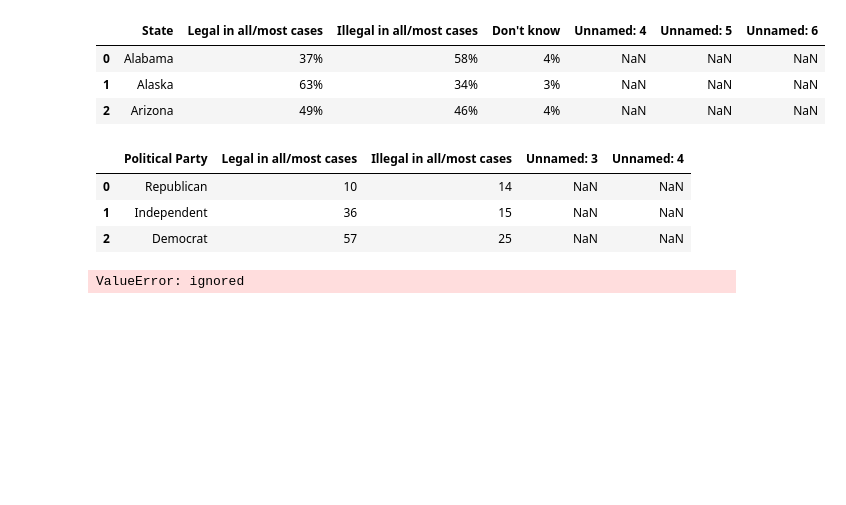
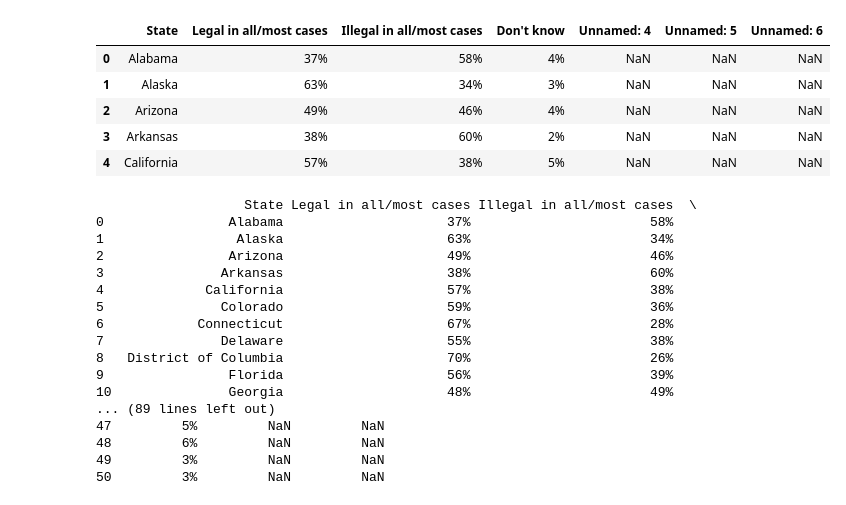
Before and after one commit to Mmarlo5/psychic-doodle, a Jupyter notebook: Problem_Set_2.ipynb, the cells around one changed output. Cells and saved outputs as stored; diff of their text form; code cells hidden in the pictures; blank space fills up the shorter version.

Commit message:
Three new data sets_cleaning

```diff
--- a/Problem_Set_2.ipynb
+++ b/Problem_Set_2.ipynb
@@ -60,37 +73,32 @@ df2 = pd.read_csv("https://raw.githubusercontent.com/Mmarlo5/psychic-doodle/main
-# %%
-df1.head(3) #aok have a look; name sth substantive like abortion; not df; same for the other one
-# %% [output]
-|  | State | Legal in all/most cases | Illegal in all/most cases | Don't know | Unnamed: 4 | Unnamed: 5 | Unnamed: 6 |
-| 0 | Alabama | 37% | 58% | 4% | NaN | NaN | NaN |
-| 1 | Alaska | 63% | 34% | 3% | NaN | NaN | NaN |
-| 2 | Arizona | 49% | 46% | 4% | NaN | NaN | NaN |
-# %%
-df2.head(5)
-# %% [output]
-|  | Political Party | Legal in all/most cases | Illegal in all/most cases | Unnamed: 3 | Unnamed: 4 |
-| 0 | Republican | 10 | 14 | NaN | NaN |
-| 1 | Independent | 36 | 15 | NaN | NaN |
-| 2 | Democrat | 57 | 25 | NaN | NaN |
-# %%
-import pandas as pd #aok ditto
-
-# First dataset aok: no! thats clunky+repetetive; just import csv
-data1 = {'State': ['Alabama', 'Alaska', 'Arizona', 'Arkansas', 'California', 'Colorado', 'Connecticut', 'Delaware', 'District of Columbia', 'Florida', 'Georgia', 'Hawaii', 'Idaho', 'Illinois', 'Indiana', 'Iowa', 'Kansas', 'Kentucky', 'Louisiana', 'Maine', 'Maryland', 'Massachusetts', 'Michigan', 'Minnesota', 'Mississippi', 'Missouri', 'Montana', 'Nebraska', 'Nevada', 'New Hampshire', 'New Jersey', 'New Mexico', 'New York', 'North Carolina', 'North Dakota', 'Ohio', 'Oklahoma', 'Oregon', 'Pennsylvania', 'Rhode Island', 'South Carolina', 'South Dakota', 'Tennessee', 'Texas', 'Utah', 'Vermont', 'Virginia', 'Washington', 'West Virginia', 'Wisconsin', 'Wyoming'],
-          'Legal in all/most cases': [37, 63, 49, 38, 57, 59, 67, 55, 70, 56, 48, 66, 45, 56, 43, 52, 49, 36, 39, 64, 64, 74, 54, 52, 36, 45, 56, 50, 62, 66, 61, 51, 64, 49, 47, 48, 51, 63, 51, 63, 42, 48, 40, 45, 47, 70, 55, 60, 35, 53, 48],
-          'Illegal in all/most cases': [58, 34, 46, 60, 38, 36, 28, 38, 26, 39, 49, 29, 49, 41, 51, 46, 49, 57, 57, 33, 33, 22, 42, 45, 59, 50, 38, 46, 34, 35, 45, 32, 45, 51, 51, 47, 45, 36, 44, 31, 52, 55, 50, 58, 42, 36, 26, 45, 49]}
-df1 = pd.DataFrame(data1)
-
-#aok same here
-data2 = {'Political Party': ['Republican', 'Independent', 'Democrat'],
-         'Legal in all/most cases': [10, 36, 57,None,None,None,None,None,None,None,None,None,None,None,None,None,None,None,None,None,None,None,None,None,None,None,None,None,None,None,None,None,None,None,None,None,None,None,None,None,None,None,None,None,None,None,None,None,None,None,None,None],
-         'Illegal in all/most cases': [14, 15, 25,None,None,None,None,None,None,None,None,None,None,None,None,None,None,None,None,None,None,None,None,None,None,None,None,None,None,None,None,None,None,None,None,None,None,None,None,None,None,None,None,None,None,None,None,None,None,None,None]}
-df2 = pd.DataFrame(data2)
-
-#aok: merging on legality doesnt seem to make sense; if anything would be better on sth like rep,dem,ind--but you'd need that info in df1 too
-#so try to find dataset that has that info: state name and whether its dem, rep, or ind
-# Merge the two datasets on 'Legal in all/most cases' and 'Illegal in all/most cases'
-merged_df = pd.merge(df1, df2, on=['Legal in all/most cases', 'Illegal in all/most cases'])
-
-print(merged_df)
-# %% [output]
-ValueError: ignored
+# %%
+abortion1 = pd.read_csv("https://raw.githubusercontent.com/Mmarlo5/psychic-doodle/main/Abortion%20support%20by%20state.csv")
+abortion1.head()
+# %% [output]
+|  | State | Legal in all/most cases | Illegal in all/most cases | Don't know | Unnamed: 4 | Unnamed: 5 | Unnamed: 6 |
+| 0 | Alabama | 37% | 58% | 4% | NaN | NaN | NaN |
+| 1 | Alaska | 63% | 34% | 3% | NaN | NaN | NaN |
+| 2 | Arizona | 49% | 46% | 4% | NaN | NaN | NaN |
+| 3 | Arkansas | 38% | 60% | 2% | NaN | NaN | NaN |
+| 4 | California | 57% | 38% | 5% | NaN | NaN | NaN |
+# %%
+abortion1.rename(columns={'old_Don&#39;t know': 'new_Do not know'}, inplace=True)
+print(abortion1)
+#able to drop unnamed 4, but not sure why that same code isn't working to drop unnamed 5 and unnamed 6
+# %% [output]
+                   State Legal in all/most cases Illegal in all/most cases  \
+0                Alabama                     37%                       58%
+1                 Alaska                     63%                       34%
+2                Arizona                     49%                       46%
+3               Arkansas                     38%                       60%
+4             California                     57%                       38%
+5               Colorado                     59%                       36%
+6            Connecticut                     67%                       28%
+7               Delaware                     55%                       38%
+8   District of Columbia                     70%                       26%
+9                Florida                     56%                       39%
+10               Georgia                     48%                       49%
+... (89 lines left out)
+47         5%         NaN         NaN
+48         6%         NaN         NaN
+49         3%         NaN         NaN
+50         3%         NaN         NaN
```
Also changed, not shown: parts of 6 cells of this notebook.
